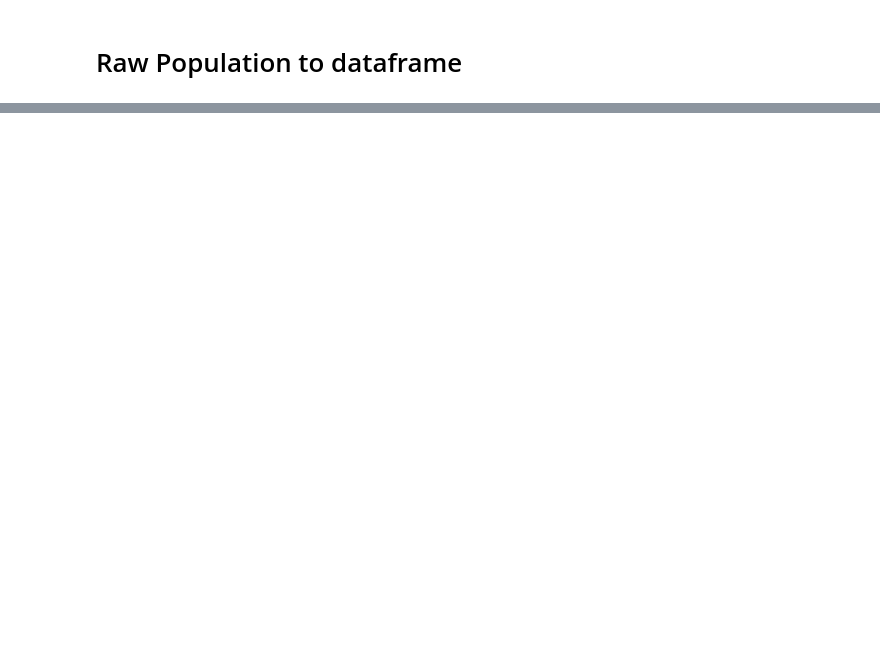
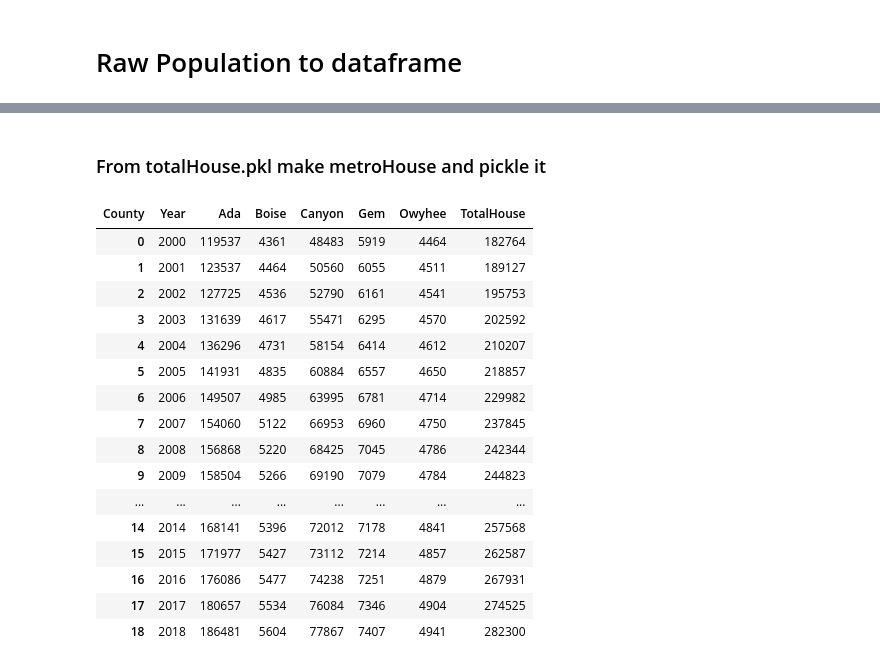
Before and after one commit to b-a-delight/Senior-Project, a Jupyter notebook: Raw_Data_Prep.ipynb, the cells around one changed output, grey strips where cells are left out. Drawn from its saved outputs; the diff is of its cells as text; code cells hidden in the pictures; blank space fills up the shorter version.

Commit message:
finished Raw_Data_Prep
Everything has been pickled. Can go onto feature creation.

```diff
--- a/Raw_Data_Prep.ipynb
+++ b/Raw_Data_Prep.ipynb
@@ -213,0 +367,44 @@ github test
+# %%
+totalHouse = pd.read_pickle('totalHouse.pkl')
+#totalHouse
+# %% [markdown]
+### From totalHouse.pkl make metroHouse and pickle it
+# %%
+metroHouseT = totalHouse.copy()
+metroHouseT = metroHouseT.iloc[[0,7,13,22,36],:]
+
+tempH = metroHouseT.copy()
+tempH = tempH.T
+tempH.columns = tempH.iloc[0]
+tempH = tempH.iloc[1:]
+tempH = tempH.reset_index()
+tempH = tempH.rename(columns={'index':'Year'})
+
+# Add columns together for a total house count
+tempH['TotalHouse'] = tempH['Ada']+tempH['Boise']+tempH['Canyon']+tempH['Gem']+tempH['Owyhee']
+
+metroHouse = tempH.copy()
+metroHouse = metroHouse.astype('int')
+metroHouse = metroHouse.astype({'Year': 'category'})
+
+
+metroHouse.to_pickle('metroHouse.pkl')
+metroHouse
+# %% [output]
+| County | Year | Ada | Boise | Canyon | Gem | Owyhee | TotalHouse |
+| 0 | 2000 | 119537 | 4361 | 48483 | 5919 | 4464 | 182764 |
+| 1 | 2001 | 123537 | 4464 | 50560 | 6055 | 4511 | 189127 |
+| 2 | 2002 | 127725 | 4536 | 52790 | 6161 | 4541 | 195753 |
+| 3 | 2003 | 131639 | 4617 | 55471 | 6295 | 4570 | 202592 |
+| 4 | 2004 | 136296 | 4731 | 58154 | 6414 | 4612 | 210207 |
+| 5 | 2005 | 141931 | 4835 | 60884 | 6557 | 4650 | 218857 |
+| 6 | 2006 | 149507 | 4985 | 63995 | 6781 | 4714 | 229982 |
+| 7 | 2007 | 154060 | 5122 | 66953 | 6960 | 4750 | 237845 |
+| 8 | 2008 | 156868 | 5220 | 68425 | 7045 | 4786 | 242344 |
+| 9 | 2009 | 158504 | 5266 | 69190 | 7079 | 4784 | 244823 |
+| ... | ... | ... | ... | ... | ... | ... | ... |
+| 14 | 2014 | 168141 | 5396 | 72012 | 7178 | 4841 | 257568 |
+| 15 | 2015 | 171977 | 5427 | 73112 | 7214 | 4857 | 262587 |
+| 16 | 2016 | 176086 | 5477 | 74238 | 7251 | 4879 | 267931 |
+| 17 | 2017 | 180657 | 5534 | 76084 | 7346 | 4904 | 274525 |
+| 18 | 2018 | 186481 | 5604 | 77867 | 7407 | 4941 | 282300 |
```
Also changed, not shown: parts of 47 cells of this notebook.
